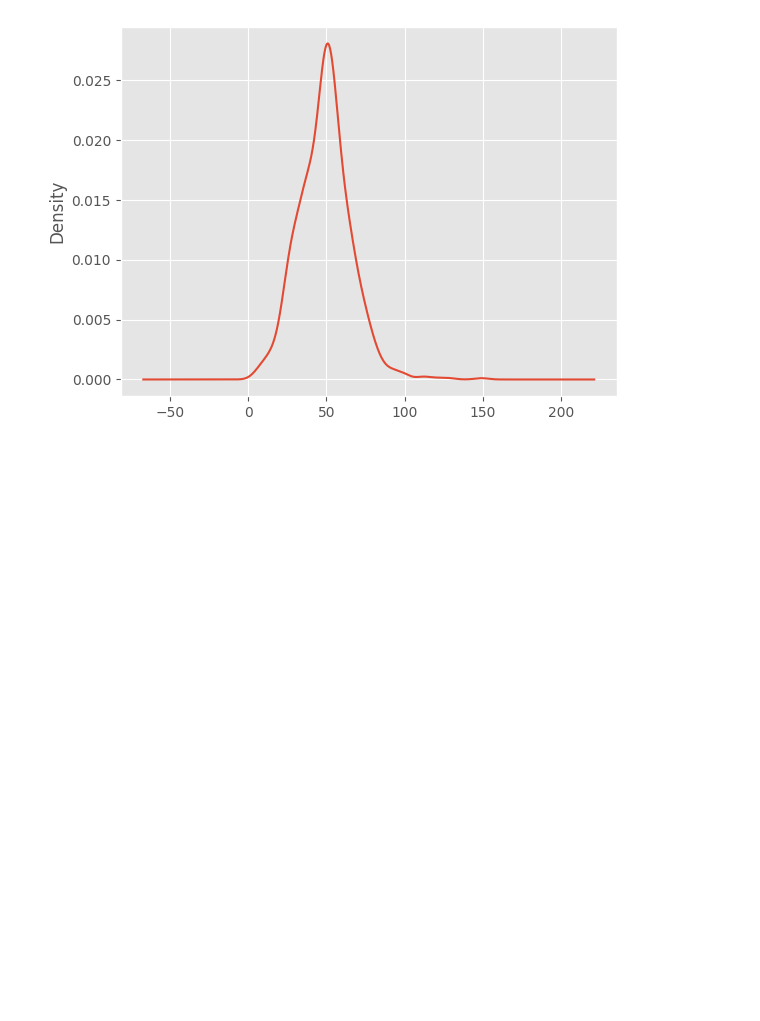
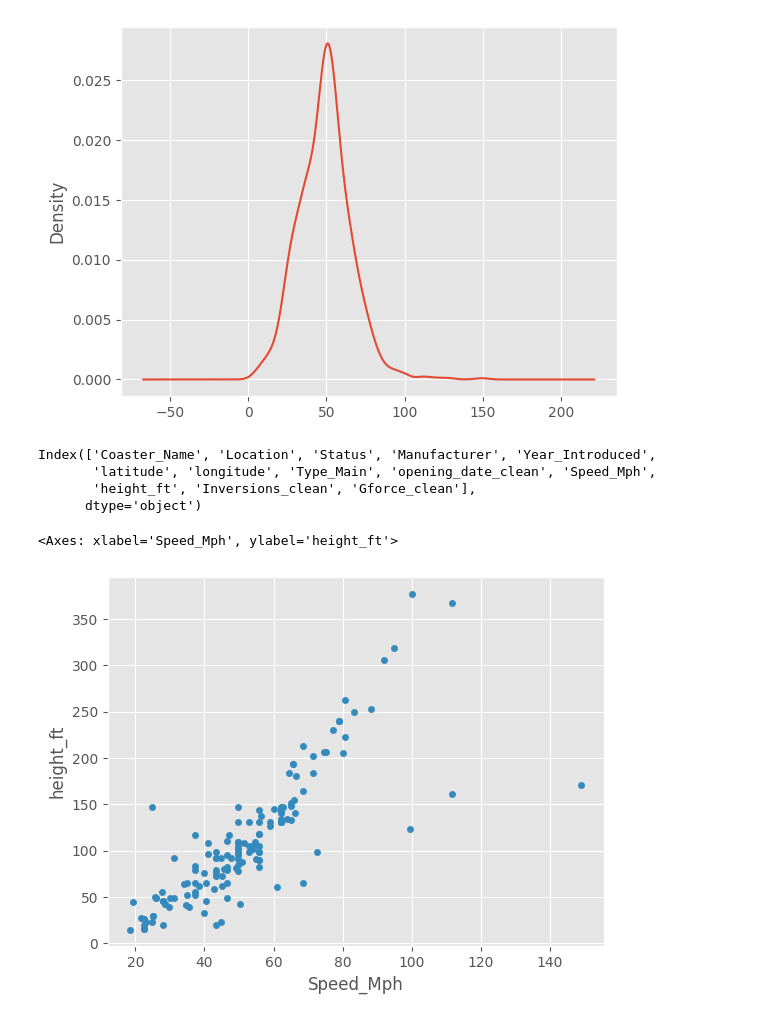
Before and after one commit to MLN142/EDA_Portfolio, a Jupyter notebook: Rollercoaster_Analysis/Rollercoaster.ipynb, the cells around one changed output. Saved outputs shown, nothing was run; the diff lists cells and outputs as text; code cells hidden in the pictures; blank space fills up the shorter version.

```diff
--- a/Rollercoaster_Analysis/Rollercoaster.ipynb
+++ b/Rollercoaster_Analysis/Rollercoaster.ipynb
@@ -339,3 +339,15 @@ Text(0.5, 0, 'Speed')
 ax = df["Speed_Mph"].plot(kind="kde")
 # %% [output]
 [figure]
+# %%
+df.columns
+# %% [output]
+Index(['Coaster_Name', 'Location', 'Status', 'Manufacturer', 'Year_Introduced',
+       'latitude', 'longitude', 'Type_Main', 'opening_date_clean', 'Speed_Mph',
+       'height_ft', 'Inversions_clean', 'Gforce_clean'],
+      dtype='object')
+# %%
+df.plot(kind="scatter",x='Speed_Mph',y='height_ft')
+# %% [output]
+<Axes: xlabel='Speed_Mph', ylabel='height_ft'>
+[figure, added]
```
Also changed, not shown: parts of 4 cells of this notebook.
